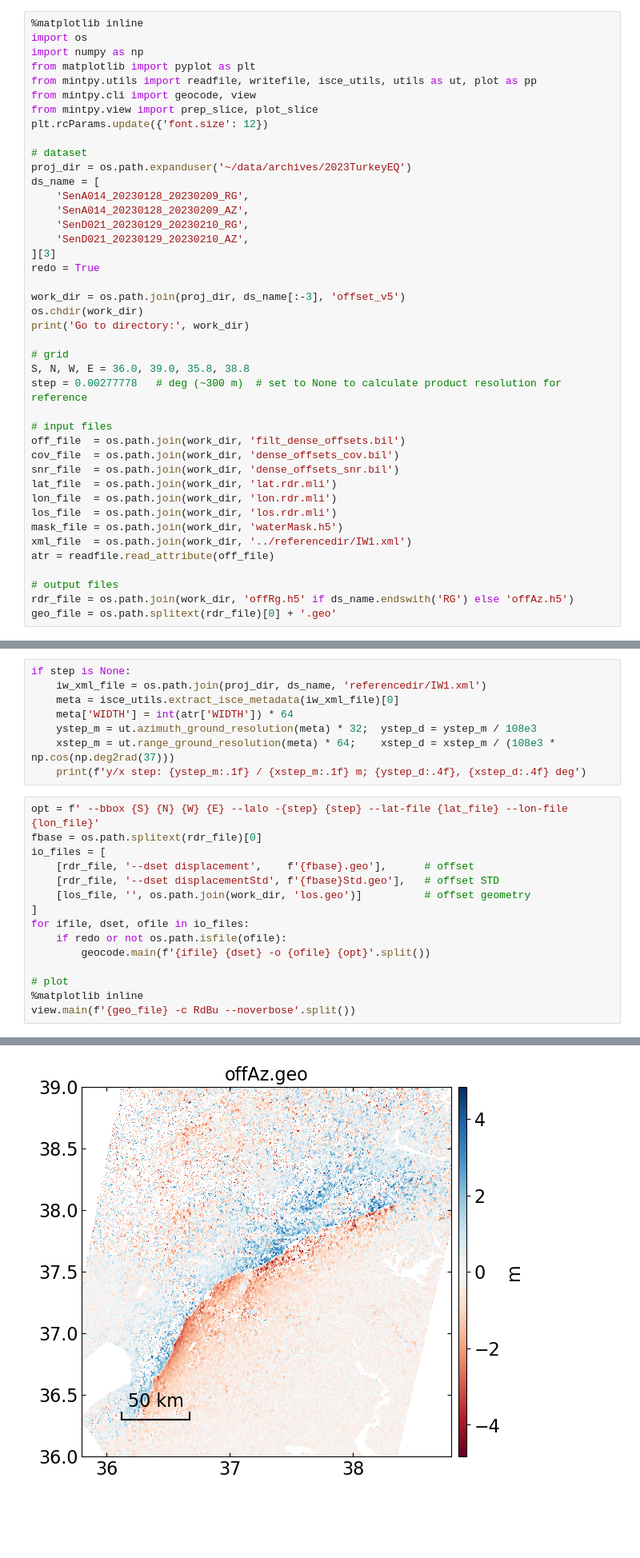
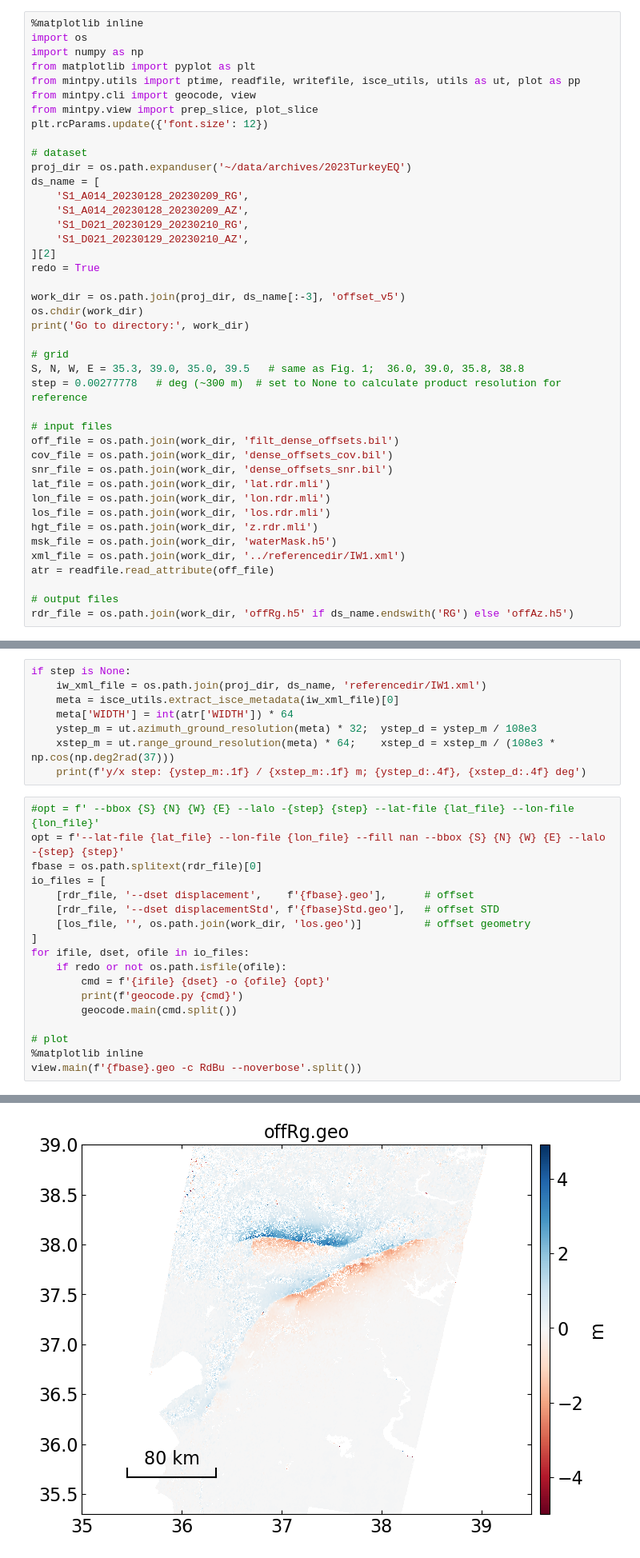
Before and after one commit to yunjunz/2023-Turkey-EQ, a Jupyter notebook: offset_postproc.ipynb, the cells around one changed output, grey strips where cells are left out. Shown at 80% size. Saved outputs shown, nothing was run; the diff lists cells and outputs as text; blank space fills up the shorter version.

```diff
--- a/offset_postproc.ipynb
+++ b/offset_postproc.ipynb
@@ -31,7 +31,7 @@
 import os
 import numpy as np
 from matplotlib import pyplot as plt
-from mintpy.utils import readfile, writefile, isce_utils, utils as ut, plot as pp
+from mintpy.utils import ptime, readfile, writefile, isce_utils, utils as ut, plot as pp
 from mintpy.cli import geocode, view
 from mintpy.view import prep_slice, plot_slice
 plt.rcParams.update({'font.size': 12})
@@ -39,11 +39,11 @@ plt.rcParams.update({'font.size': 12})
 # dataset
 proj_dir = os.path.expanduser('~/data/archives/2023TurkeyEQ')
 ds_name = [
-    'SenA014_20230128_20230209_RG',
-    'SenA014_20230128_20230209_AZ',
-    'SenD021_20230129_20230210_RG',
-    'SenD021_20230129_20230210_AZ',
-][3]
+    'S1_A014_20230128_20230209_RG',
+    'S1_A014_20230128_20230209_AZ',
+    'S1_D021_20230129_20230210_RG',
+    'S1_D021_20230129_20230210_AZ',
+][2]
 redo = True
 
 work_dir = os.path.join(proj_dir, ds_name[:-3], 'offset_v5')
@@ -51,21 +51,21 @@ os.chdir(work_dir)
 print('Go to directory:', work_dir)
 
 # grid
-S, N, W, E = 36.0, 39.0, 35.8, 38.8
+S, N, W, E = 35.3, 39.0, 35.0, 39.5   # same as Fig. 1;  36.0, 39.0, 35.8, 38.8
 step = 0.00277778   # deg (~300 m)  # set to None to calculate product resolution for reference
 
 # input files
-off_file  = os.path.join(work_dir, 'filt_dense_offsets.bil')
-cov_file  = os.path.join(work_dir, 'dense_offsets_cov.bil')
-snr_file  = os.path.join(work_dir, 'dense_offsets_snr.bil')
-lat_file  = os.path.join(work_dir, 'lat.rdr.mli')
-lon_file  = os.path.join(work_dir, 'lon.rdr.mli')
-los_file  = os.path.join(work_dir, 'los.rdr.mli')
-mask_file = os.path.join(work_dir, 'waterMask.h5')
-xml_file  = os.path.join(work_dir, '../referencedir/IW1.xml')
+off_file = os.path.join(work_dir, 'filt_dense_offsets.bil')
+cov_file = os.path.join(work_dir, 'dense_offsets_cov.bil')
+snr_file = os.path.join(work_dir, 'dense_offsets_snr.bil')
+lat_file = os.path.join(work_dir, 'lat.rdr.mli')
+lon_file = os.path.join(work_dir, 'lon.rdr.mli')
+los_file = os.path.join(work_dir, 'los.rdr.mli')
+hgt_file = os.path.join(work_dir, 'z.rdr.mli')
+msk_file = os.path.join(work_dir, 'waterMask.h5')
+xml_file = os.path.join(work_dir, '../referencedir/IW1.xml')
 atr = readfile.read_attribute(off_file)
 
 # output files
 rdr_file = os.path.join(work_dir, 'offRg.h5' if ds_name.endswith('RG') else 'offAz.h5')
-geo_file = os.path.splitext(rdr_file)[0] + '.geo'
 # %% [output]
@@ -190,7 +194,8 @@ if step is None:
     xstep_m = ut.range_ground_resolution(meta) * 64;    xstep_d = xstep_m / (108e3 * np.cos(np.deg2rad(37)))
     print(f'y/x step: {ystep_m:.1f} / {xstep_m:.1f} m; {ystep_d:.4f}, {xstep_d:.4f} deg')
 # %%
-opt = f' --bbox {S} {N} {W} {E} --lalo -{step} {step} --lat-file {lat_file} --lon-file {lon_file}'
+#opt = f' --bbox {S} {N} {W} {E} --lalo -{step} {step} --lat-file {lat_file} --lon-file {lon_file}'
+opt = f'--lat-file {lat_file} --lon-file {lon_file} --fill nan --bbox {S} {N} {W} {E} --lalo -{step} {step}'
 fbase = os.path.splitext(rdr_file)[0]
 io_files = [
     [rdr_file, '--dset displacement',    f'{fbase}.geo'],      # offset
@@ -199,9 +204,11 @@ io_files = [
 ]
 for ifile, dset, ofile in io_files:
     if redo or not os.path.isfile(ofile):
-        geocode.main(f'{ifile} {dset} -o {ofile} {opt}'.split())
+        cmd = f'{ifile} {dset} -o {ofile} {opt}'
+        print(f'geocode.py {cmd}')
+        geocode.main(cmd.split())
 
 # plot
 %matplotlib inline
-view.main(f'{geo_file} -c RdBu --noverbose'.split())
+view.main(f'{fbase}.geo -c RdBu --noverbose'.split())
 # %% [output]
@@ -225 +232 @@ view.py /Users/yunjunz/data/archives/2023TurkeyEQ/SenD021_20230129_20230210/offs
-[figure, old version]
+[figure, new version]
```
Also changed, not shown: parts of 13 cells of this notebook.
